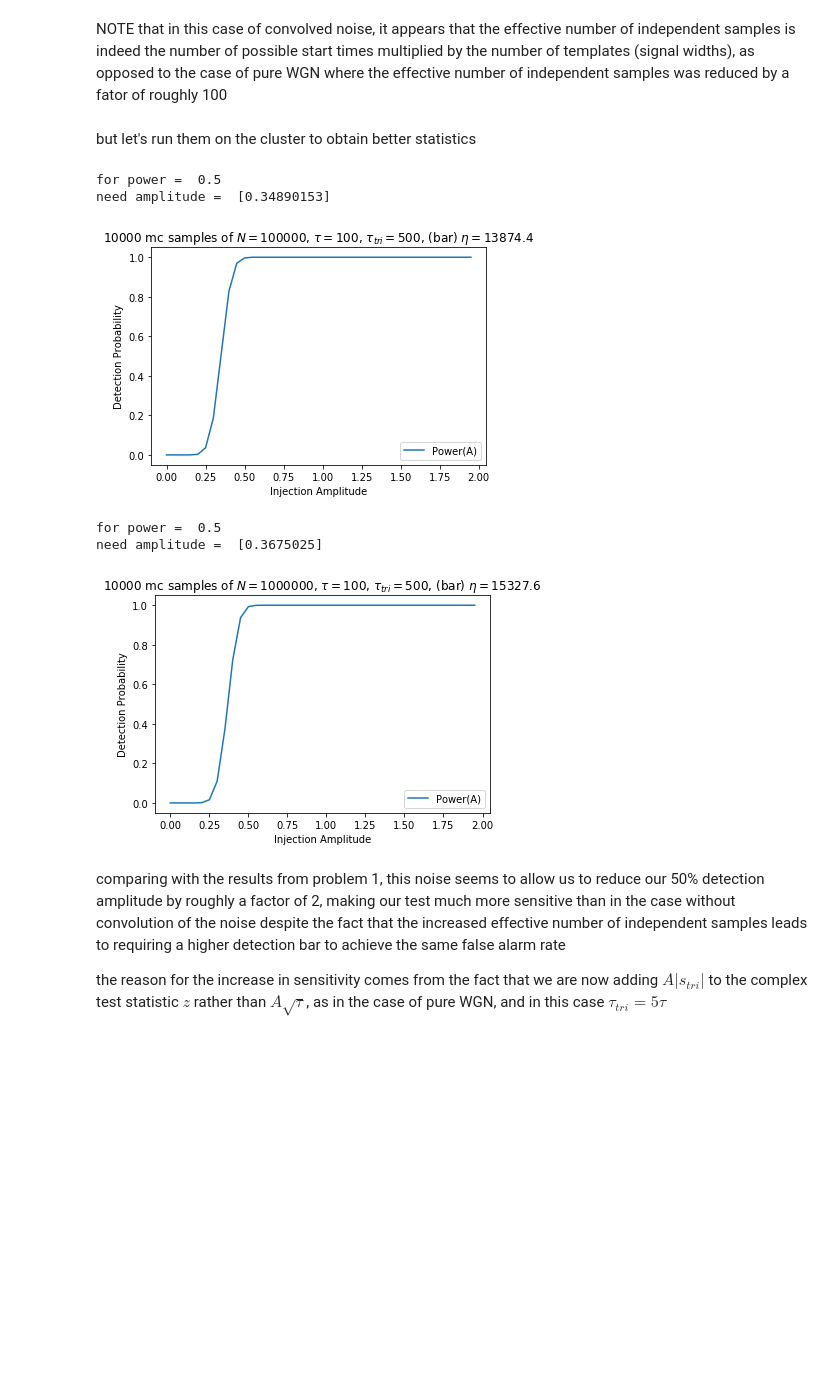
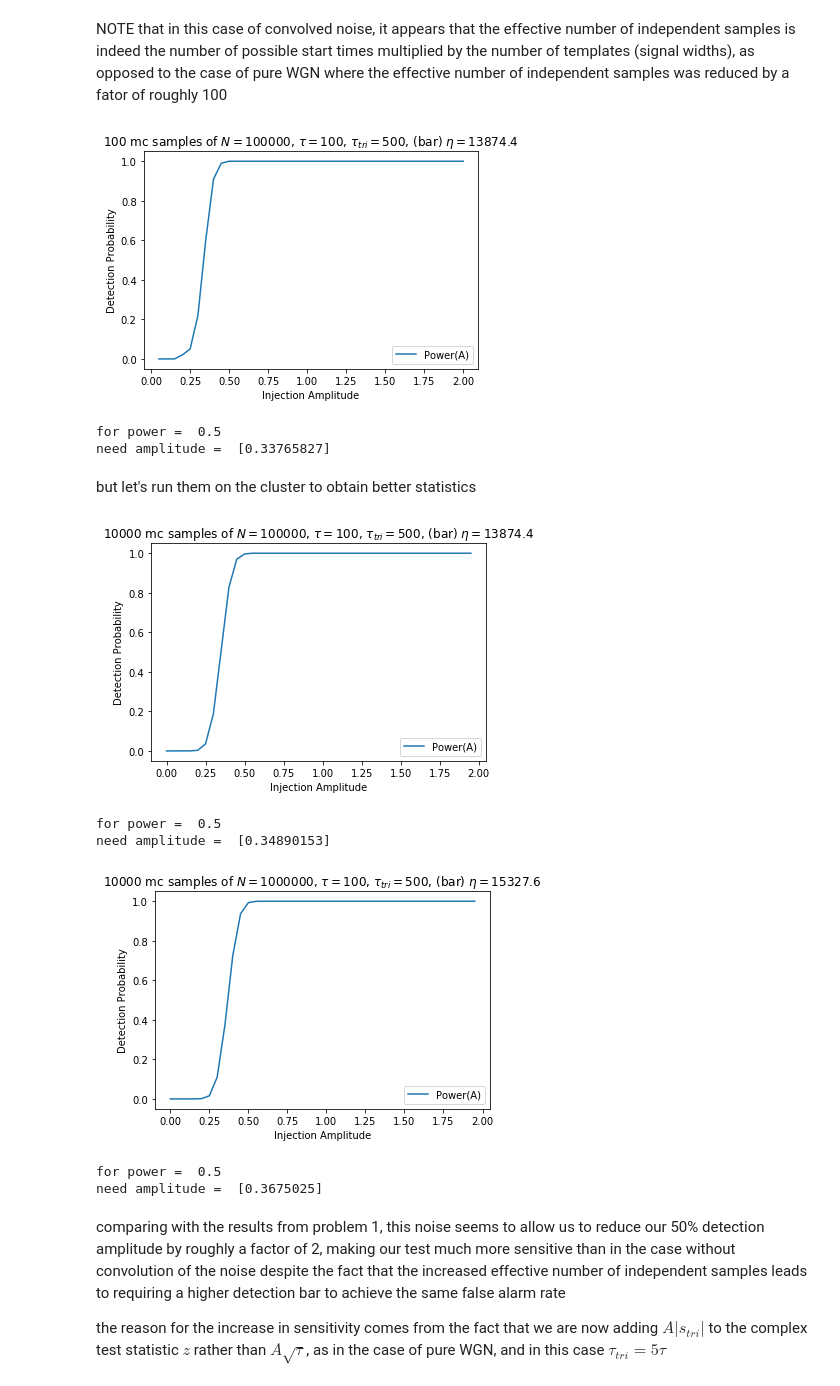
Before and after one commit to seth-olsen/stats-exercises, a Jupyter notebook: writeup_stats_exercises.ipynb, the cells around one changed output. Saved outputs shown, nothing was run; the diff lists cells and outputs as text; code cells hidden in the pictures; blank space fills up the shorter version.

Commit message:
started number 4, waiting on the physics department's poorly managed cluster

```diff
--- a/writeup_stats_exercises.ipynb
+++ b/writeup_stats_exercises.ipynb
@@ -1740,6 +1933,55 @@ Avals = np.concatenate([np.zeros(1), Avals])
 # save Pi(A) data from discretized interval
 np.savetxt('pwrA2.csv', counts, delimiter=',')
 np.savetxt('amps_pwrA2.csv', Avals, delimiter=',')
+# %%
+# use monte carlo to get power as a function of injected amplitude
+def get_pwrAtri(Avals, threshold, N, tau=100, tautri=500, Nmc=1000):
+    namps = np.size(Avals)
+    counts = np.zeros(namps)
+    srev_ftcc = np.conj(get_revsig_ft(N,tau))
+    tt_ft = fft(get_tri_right(N, tautri))
+    stri_ftcc = srev_ftcc / np.conj(tt_ft)
+    nsI = int(N / 2) # and letting tau_I = tau, phi_I = 0
+    zinc = Amin * ifft(srev_ftcc * fft(get_signal(N,tau,start=nsI)) / abs2(tt_ft))
+    for i in range(Nmc):
+        z0 = ifft(stri_ftcc * fft(get_wgn(N)))
+        Aind = 0
+        bar_im_z0sq = threshold - (z0.imag)**2
+        re_z = z0.real + zinc
+        while (np.sum(re_z**2 > bar_im_z0sq) == 0) and (Aind < namps):
+            Aind += 1
+            re_z += zinc
+        counts += np.concatenate([np.zeros(Aind), np.ones(namps - Aind)])
+    return counts / float(Nmc)
+
+# plot statistical power versus injected amplitude and
+# solve for amplitude required to achieve desired power
+def pwr_plottri(amps, pwrs, bar, N, tau=100, tautri=500, Nmc=1000, desired_pwr=0.5):
+    plt.plot(amps, pwrs)
+    plt.legend(['Power(A)'])
+    plt.xlabel('Injection Amplitude')
+    plt.ylabel('Detection Probability')
+    plt.title(str(Nmc) + ' mc samples of $N=$' + str(N) + ', $\\tau=$' + str(tau) + \
+              ', $\\tau_{tri}=$' + str(tautri) + ', (bar) $\\eta=$' + str(bar))
+    plt.show(block=False)
+    amp_for_desired_pwr = spline(amps, pwrs - desired_pwr).roots()
+    print('\nfor power = ', desired_pwr, '\nneed amplitude = ', amp_for_desired_pwr)
+    return
+# %%
+N = 10**5
+tau = 100
+tautri = 500
+bar5 = 13874.4
+Nmc = 100
+Amax = 2.0
+Amin = 0.05
+Avals = np.arange(Amin, Amax + Amin, Amin)
+pwrs = get_pwrAtri(Avals, bar5, N, tau=tau, tautri=tautri, Nmc=Nmc)
+pwr_plottri(Avals, pwrs, bar5, N, Nmc=Nmc, desired_pwr=desired_pwr)
+# %% [output]
+[figure, added]
+for power =  0.5
+need amplitude =  [0.33765827]
 # %% [markdown]
 but let's run them on the cluster to obtain better statistics
 # %%
@@ -1748,7 +1990,6 @@ desired_pwr = 0.5
 N = 10**5
 tau = 100
 tautri = 500
-alpha = 10**(-4)
 bar = 13874.4
 Nmc = 10**4
 plot_amps = np.genfromtxt('amps_pwrA2_10k5.csv', delimiter=',') #Avals
@@ -1758,27 +1999,17 @@ namps = np.size(plot_amps)
 plot_amps = plot_amps[:namps//2]
 plot_pwrs = plot_pwrs[:namps//2]
 # interpolate Pi(A) and find zero of Pi(A) - desired_pwr
-amp_for_desired_pwr = spline(plot_amps, plot_pwrs - desired_pwr).roots()
-print('\nfor power = ', desired_pwr, '\nneed amplitude = ', amp_for_desired_pwr, '\n')
-plt.figure(656)
-plt.plot(plot_amps, plot_pwrs)
-plt.legend(['Power(A)'])
-plt.xlabel('Injection Amplitude')
-plt.ylabel('Detection Probability')
-plt.title(str(Nmc) + ' mc samples of $N=$' + str(N) + ', $\\tau=$' + str(tau) + \
-          ', $\\tau_{tri}=$' + str(tautri) + ', (bar) $\\eta=$' + str(bar))
-plt.show(block=False)
+pwr_plottri(plot_amps, plot_pwrs, bar, N, Nmc=Nmc, desired_pwr=desired_pwr)
 # %% [output]
+[figure]
 for power =  0.5
 need amplitude =  [0.34890153]
-[figure]
 # %%
 desired_pwr = 0.5
 # already set above:
 N = 10**6
 tau = 100
 tautri = 500
-alpha = 10**(-4)
 bar = 15327.6
 Nmc = 10**4
 plot_amps = np.genfromtxt('amps_pwrA2_10k6.csv', delimiter=',') #Avals
@@ -1788,20 +2019,11 @@ namps = np.size(plot_amps)
 plot_amps = plot_amps[:namps//2]
 plot_pwrs = plot_pwrs[:namps//2]
 # interpolate Pi(A) and find zero of Pi(A) - desired_pwr
-amp_for_desired_pwr = spline(plot_amps, plot_pwrs - desired_pwr).roots()
-print('\nfor power = ', desired_pwr, '\nneed amplitude = ', amp_for_desired_pwr, '\n')
-plt.figure(656)
-plt.plot(plot_amps, plot_pwrs)
-plt.legend(['Power(A)'])
-plt.xlabel('Injection Amplitude')
-plt.ylabel('Detection Probability')
-plt.title(str(Nmc) + ' mc samples of $N=$' + str(N) + ', $\\tau=$' + str(tau) + \
-          ', $\\tau_{tri}=$' + str(tautri) + ', (bar) $\\eta=$' + str(bar))
-plt.show(block=False)
+pwr_plottri(plot_amps, plot_pwrs, bar, N, Nmc=Nmc, desired_pwr=desired_pwr)
 # %% [output]
+[figure]
 for power =  0.5
 need amplitude =  [0.3675025]
-[figure]
 # %% [markdown]
 comparing with the results from problem 1, this noise seems to allow us to reduce our 50% detection amplitude by roughly a factor of 2, making our test much more sensitive than in the case without convolution of the noise despite the fact that the increased effective number of independent samples leads to requiring a higher detection bar to achieve the same false alarm rate
 
```
Also changed, not shown: parts of 39 cells of this notebook, 1 other file.
